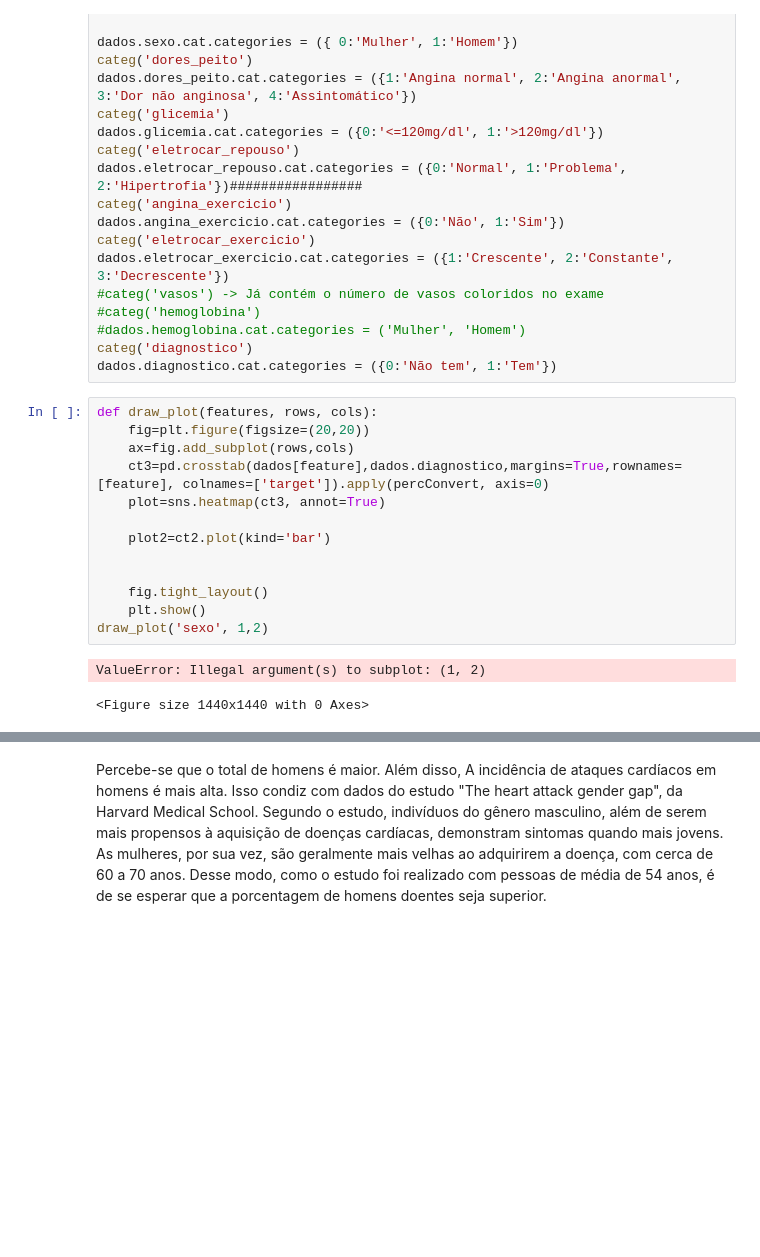
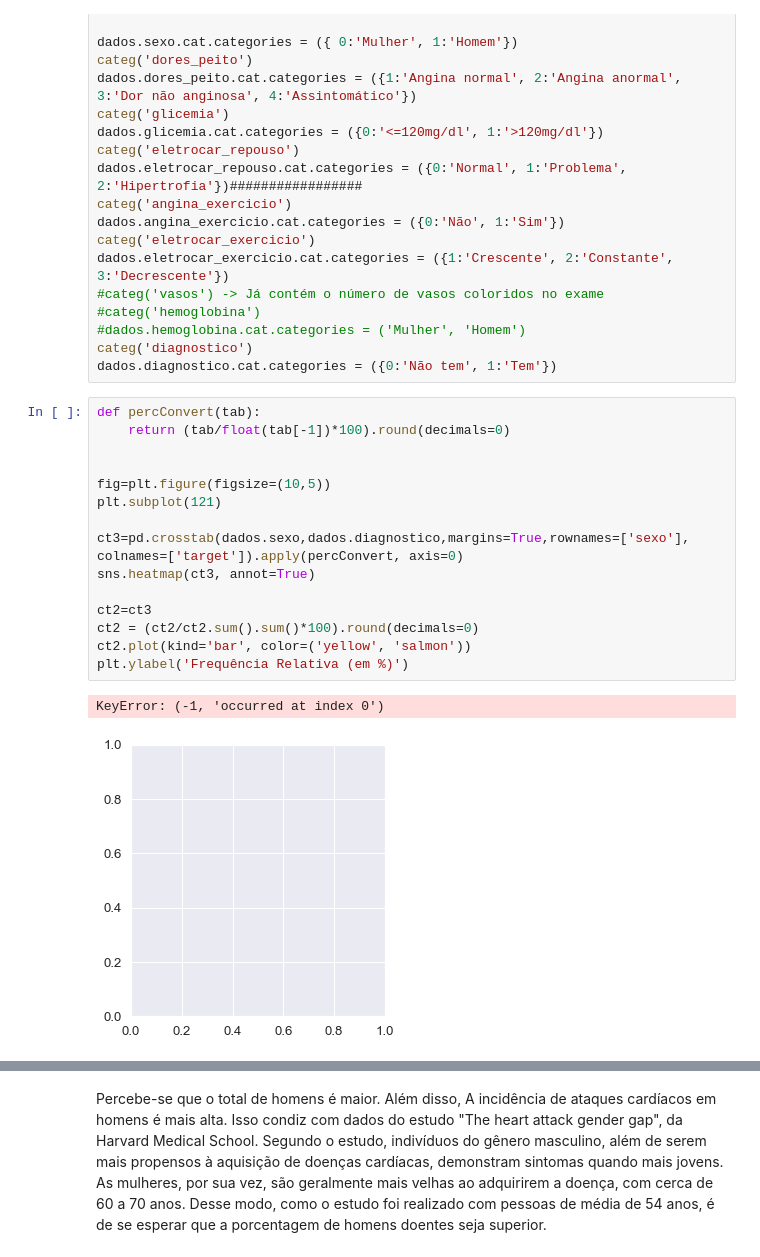
Before and after one commit to gabriellaec/CD-P3, a Jupyter notebook: Projeto 3.ipynb, the cells around one changed output, grey strips where cells are left out. Saved outputs shown, nothing was run; the diff lists cells and outputs as text; blank space fills up the shorter version.

```diff
--- a/Projeto 3.ipynb
+++ b/Projeto 3.ipynb
@@ -294,18 +294,20 @@ dados.eletrocar_exercicio.cat.categories = ({1:'Crescente', 2:'Constante', 3:'De
 categ('diagnostico')
 dados.diagnostico.cat.categories = ({0:'Não tem', 1:'Tem'})
 # %%
-def draw_plot(features, rows, cols):
-    fig=plt.figure(figsize=(20,20))
-    ax=fig.add_subplot(rows,cols)
-    ct3=pd.crosstab(dados[feature],dados.diagnostico,margins=True,rownames=[feature], colnames=['target']).apply(percConvert, axis=0)
-    plot=sns.heatmap(ct3, annot=True)
-
-    plot2=ct2.plot(kind='bar')
+def percConvert(tab):
+    return (tab/float(tab[-1])*100).round(decimals=0)
 
 
-    fig.tight_layout()
-    plt.show()
-draw_plot('sexo', 1,2)
+fig=plt.figure(figsize=(10,5))
+plt.subplot(121)
+
+ct3=pd.crosstab(dados.sexo,dados.diagnostico,margins=True,rownames=['sexo'], colnames=['target']).apply(percConvert, axis=0)
+sns.heatmap(ct3, annot=True)
+
+ct2=ct3
+ct2 = (ct2/ct2.sum().sum()*100).round(decimals=0)
+ct2.plot(kind='bar', color=('yellow', 'salmon'))
+plt.ylabel('Frequência Relativa (em %)')
 # %% [output]
-ValueError: Illegal argument(s) to subplot: (1, 2)
+KeyError: (-1, 'occurred at index 0')
-<Figure size 1440x1440 with 0 Axes>
+[figure, added]
```
Also changed, not shown: parts of 37 cells of this notebook.
